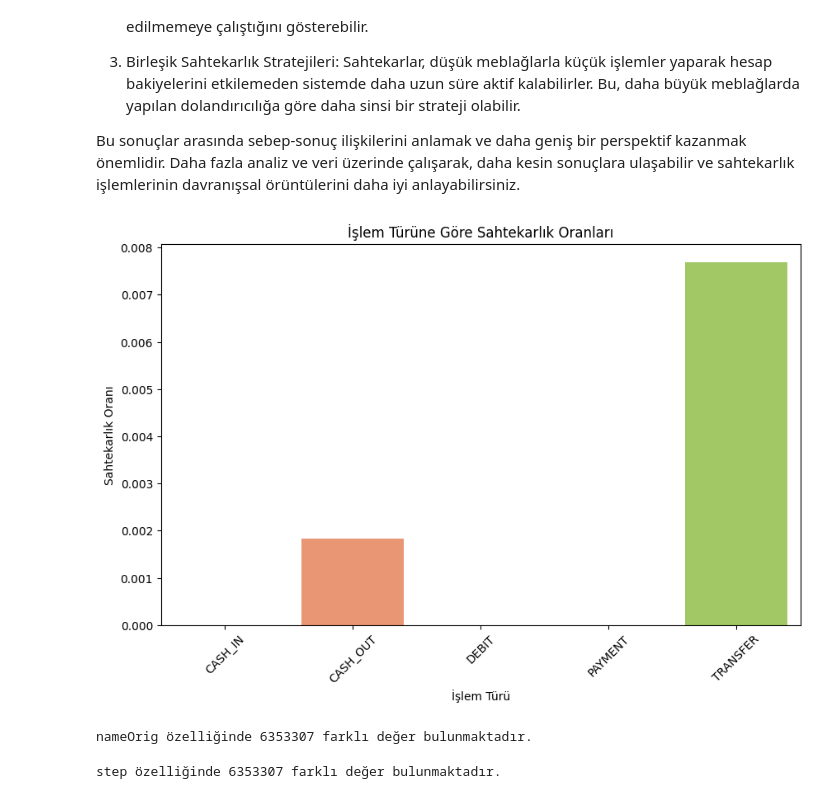
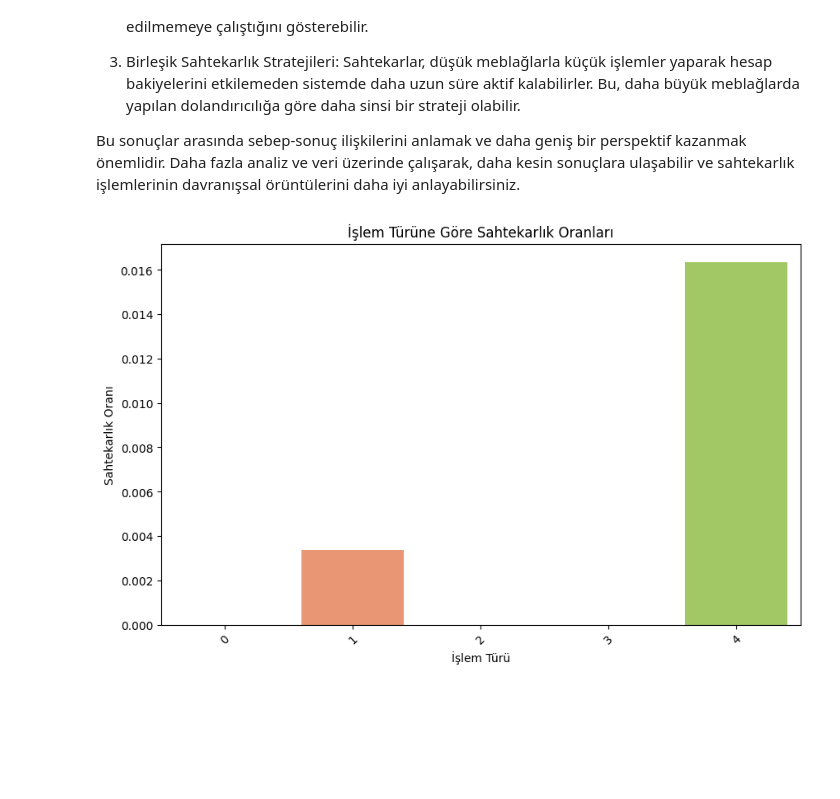
Before and after one commit to Muhammedali26/Projects, a Jupyter notebook: Synthetic-data-fraud-detection/main_ipynb_adlı_not_defterinin_kopyası.ipynb, the cells around one changed output. Cells and saved outputs as stored; diff of their text form; code cells hidden in the pictures; blank space fills up the shorter version.

```diff
--- a/Synthetic-data-fraud-detection/main_ipynb_adlı_not_defterinin_kopyası.ipynb
+++ b/Synthetic-data-fraud-detection/main_ipynb_adlı_not_defterinin_kopyası.ipynb
@@ -28,7 +30,7 @@ Saving kaggle.json to kaggle.json
 Warning: Your Kaggle API key is readable by other users on this system! To fix this, you can run 'chmod 600 /root/.kaggle/kaggle.json'
 Downloading paysim1.zip to /content
 # %%
-data = pd.read_csv("/content/sample_data/paysim1.zip")
+data = pd.read_csv("/content/paysim1.zip")
 # %% [markdown]
 This is a sample of 1 row with headers explanation:
 
@@ -138,0 +160,6 @@ data_w_outliers
+# %%
+from sklearn.preprocessing import LabelEncoder
+
+# Label Encoding yöntemi ile "type" sütununu sayısal değerlere dönüştürme
+label_encoder = LabelEncoder()
+data_w_outliers['type_encoded'] = label_encoder.fit_transform(data_w_outliers['type'])
@@ -138,0 +192,2 @@ data_w_outliers
+# %%
+data_w_outliers.dropna(how="any",inplace=True)
@@ -138,0 +216,2 @@ data_w_outliers
+# %%
+data_w_outliers = data_w_outliers[np.isfinite(data_w_outliers).all(1)]
@@ -473,29 +473,15 @@ Risk Dağılımı: Daha düşük meblağlarla dolandırıcılık yapılması, sa
 Bu sonuçlar arasında sebep-sonuç ilişkilerini anlamak ve daha geniş bir perspektif kazanmak önemlidir. Daha fazla analiz ve veri üzerinde çalışarak, daha kesin sonuçlara ulaşabilir ve sahtekarlık işlemlerinin davranışsal örüntülerini daha iyi anlayabilirsiniz.
 # %%
 # İşlem türüne göre sahtekarlık oranlarını hesaplayın
-fraud_by_type = data_w_outliers.groupby('type')['isFraud'].mean().reset_index()
+fraud_by_type = data_w_outliers.groupby('type_encoded')['isFraud'].mean().reset_index()
 
 # Grafik çizin
 plt.figure(figsize=(10, 6))
-sns.barplot(x='type', y='isFraud', data=fraud_by_type, palette='Set2')
+sns.barplot(x='type_encoded', y='isFraud', data=fraud_by_type, palette='Set2')
 plt.title("İşlem Türüne Göre Sahtekarlık Oranları")
 plt.xlabel("İşlem Türü")
 plt.ylabel("Sahtekarlık Oranı")
 plt.xticks(rotation=45)
 plt.show()
 # %% [output]
-[figure, old version]
+[figure, new version]
-# %%
-# nameOrig özelliğinde kaç farklı değer olduğunu bulun
-num_unique_nameOrig = data_w_outliers['nameOrig'].nunique()
-
-print(f"nameOrig özelliğinde {num_unique_nameOrig} farklı değer bulunmaktadır.")
-# %% [output]
-nameOrig özelliğinde 6353307 farklı değer bulunmaktadır.
-# %%
-# nameOrig özelliğinde kaç farklı değer olduğunu bulun
-num_unique_step = data_w_outliers['step'].nunique()
-
-print(f"step özelliğinde {num_unique_nameOrig} farklı değer bulunmaktadır.")
-# %% [output]
-step özelliğinde 6353307 farklı değer bulunmaktadır.
```
Also changed, not shown: parts of 96 cells of this notebook.
